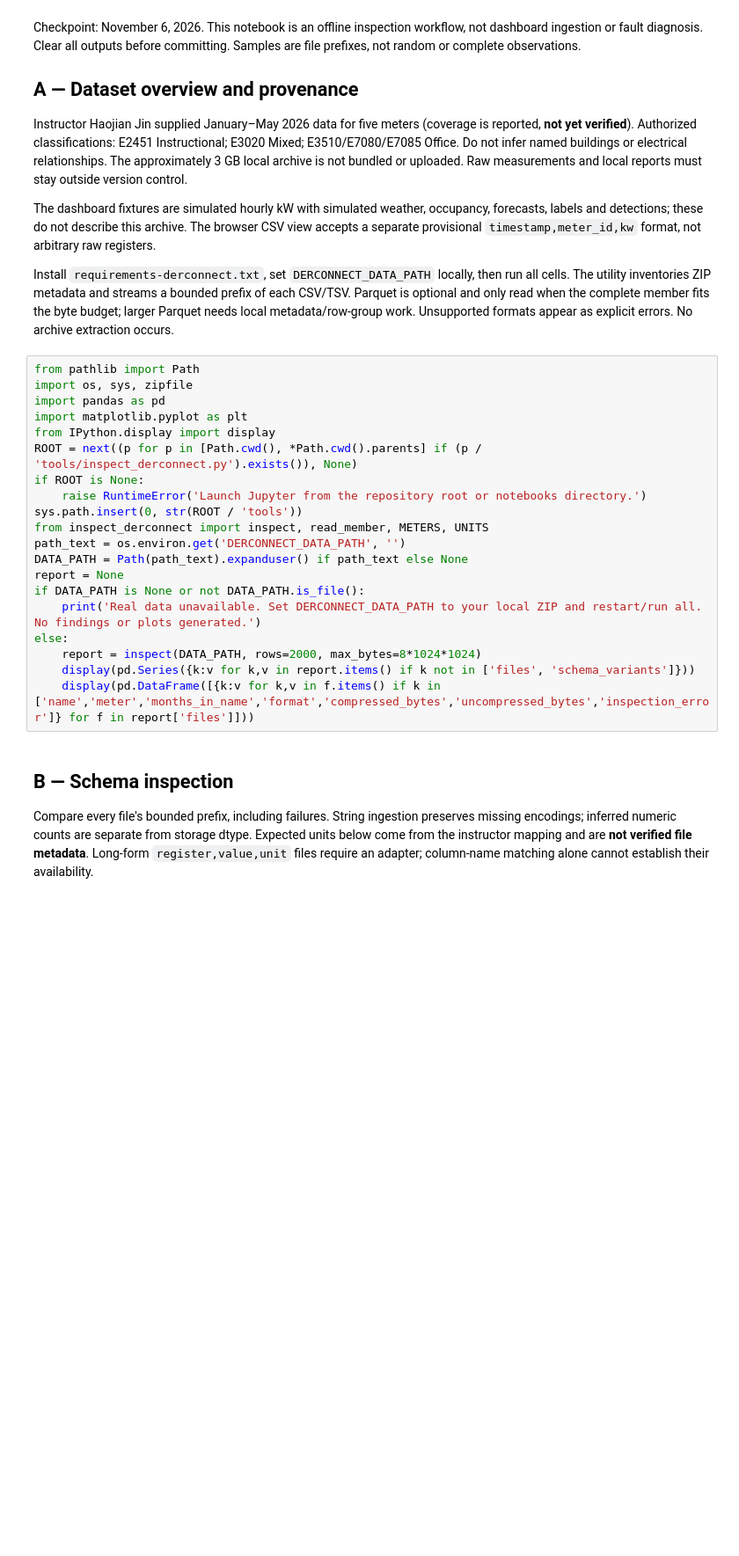
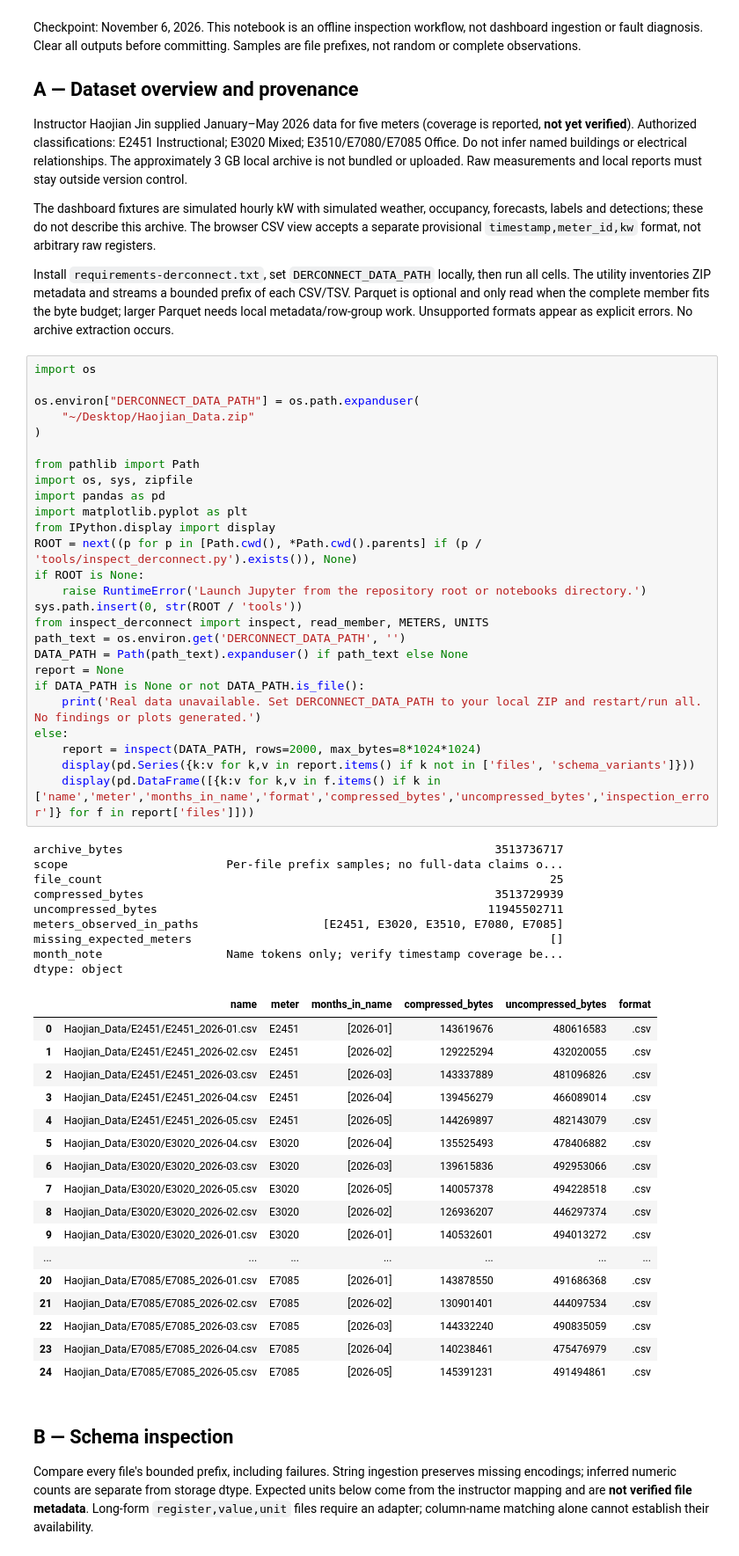
Before and after one commit to DSC-Capstone-Azimuth-AI/prototype-dashboard-team, a Jupyter notebook: notebooks/01_derconnect_data_exploration.ipynb, the cells around one changed output. Shown at 88% size. Cells and saved outputs as stored; diff of their text form; blank space fills up the shorter version.

Commit message:
docs: document preliminary DERCONNECT data exploration

```diff
--- a/notebooks/01_derconnect_data_exploration.ipynb
+++ b/notebooks/01_derconnect_data_exploration.ipynb
@@ -9,25 +9,58 @@ The dashboard fixtures are simulated hourly kW with simulated weather, occupancy
 
 Install `requirements-derconnect.txt`, set `DERCONNECT_DATA_PATH` locally, then run all cells. The utility inventories ZIP metadata and streams a bounded prefix of each CSV/TSV. Parquet is optional and only read when the complete member fits the byte budget; larger Parquet needs local metadata/row-group work. Unsupported formats appear as explicit errors. No archive extraction occurs.
 # %%
+import os
+
+os.environ["DERCONNECT_DATA_PATH"] = os.path.expanduser(
+    "~/Desktop/Haojian_Data.zip"
+)
+
 from pathlib import Path
 import os, sys, zipfile
 import pandas as pd
 import matplotlib.pyplot as plt
 from IPython.display import display
 ROOT = next((p for p in [Path.cwd(), *Path.cwd().parents] if (p / 'tools/inspect_derconnect.py').exists()), None)
 if ROOT is None:
     raise RuntimeError('Launch Jupyter from the repository root or notebooks directory.')
 sys.path.insert(0, str(ROOT / 'tools'))
 from inspect_derconnect import inspect, read_member, METERS, UNITS
 path_text = os.environ.get('DERCONNECT_DATA_PATH', '')
 DATA_PATH = Path(path_text).expanduser() if path_text else None
 report = None
 if DATA_PATH is None or not DATA_PATH.is_file():
     print('Real data unavailable. Set DERCONNECT_DATA_PATH to your local ZIP and restart/run all. No findings or plots generated.')
 else:
     report = inspect(DATA_PATH, rows=2000, max_bytes=8*1024*1024)
     display(pd.Series({k:v for k,v in report.items() if k not in ['files', 'schema_variants']}))
     display(pd.DataFrame([{k:v for k,v in f.items() if k in ['name','meter','months_in_name','format','compressed_bytes','uncompressed_bytes','inspection_error']} for f in report['files']]))
+# %% [output]
+archive_bytes                                                      3513736717
+scope                       Per-file prefix samples; no full-data claims o...
+file_count                                                                 25
+compressed_bytes                                                   3513729939
+uncompressed_bytes                                                11945502711
+meters_observed_in_paths                  [E2451, E3020, E3510, E7080, E7085]
+missing_expected_meters                                                    []
+month_note                  Name tokens only; verify timestamp coverage be...
+dtype: object
+|  | name | meter | months_in_name | compressed_bytes | uncompressed_bytes | format |
+| 0 | Haojian_Data/E2451/E2451_2026-01.csv | E2451 | [2026-01] | 143619676 | 480616583 | .csv |
+| 1 | Haojian_Data/E2451/E2451_2026-02.csv | E2451 | [2026-02] | 129225294 | 432020055 | .csv |
+| 2 | Haojian_Data/E2451/E2451_2026-03.csv | E2451 | [2026-03] | 143337889 | 481096826 | .csv |
+| 3 | Haojian_Data/E2451/E2451_2026-04.csv | E2451 | [2026-04] | 139456279 | 466089014 | .csv |
+| 4 | Haojian_Data/E2451/E2451_2026-05.csv | E2451 | [2026-05] | 144269897 | 482143079 | .csv |
+| 5 | Haojian_Data/E3020/E3020_2026-04.csv | E3020 | [2026-04] | 135525493 | 478406882 | .csv |
+| 6 | Haojian_Data/E3020/E3020_2026-03.csv | E3020 | [2026-03] | 139615836 | 492953066 | .csv |
+| 7 | Haojian_Data/E3020/E3020_2026-05.csv | E3020 | [2026-05] | 140057378 | 494228518 | .csv |
+| 8 | Haojian_Data/E3020/E3020_2026-02.csv | E3020 | [2026-02] | 126936207 | 446297374 | .csv |
+| 9 | Haojian_Data/E3020/E3020_2026-01.csv | E3020 | [2026-01] | 140532601 | 494013272 | .csv |
+| ... | ... | ... | ... | ... | ... | ... |
+| 20 | Haojian_Data/E7085/E7085_2026-01.csv | E7085 | [2026-01] | 143878550 | 491686368 | .csv |
+| 21 | Haojian_Data/E7085/E7085_2026-02.csv | E7085 | [2026-02] | 130901401 | 444097534 | .csv |
+| 22 | Haojian_Data/E7085/E7085_2026-03.csv | E7085 | [2026-03] | 144332240 | 490835059 | .csv |
+| 23 | Haojian_Data/E7085/E7085_2026-04.csv | E7085 | [2026-04] | 140238461 | 475476979 | .csv |
+| 24 | Haojian_Data/E7085/E7085_2026-05.csv | E7085 | [2026-05] | 145391231 | 491494861 | .csv |
 # %% [markdown]
 ## B — Schema inspection
 Compare every file's bounded prefix, including failures. String ingestion preserves missing encodings; inferred numeric counts are separate from storage dtype. Expected units below come from the instructor mapping and are **not verified file metadata**. Long-form `register,value,unit` files require an adapter; column-name matching alone cannot establish their availability.
```
Also changed, not shown: parts of 9 cells of this notebook, 1 other file.
